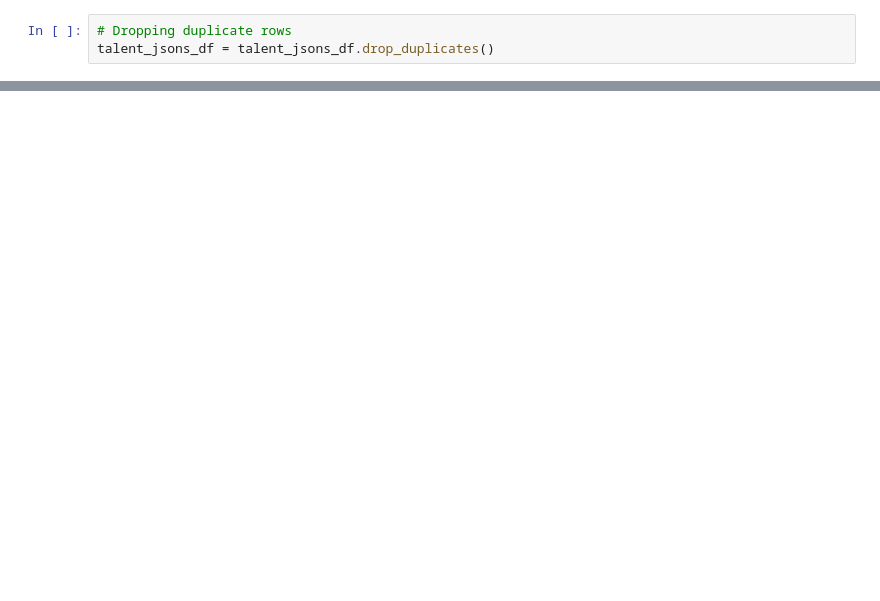
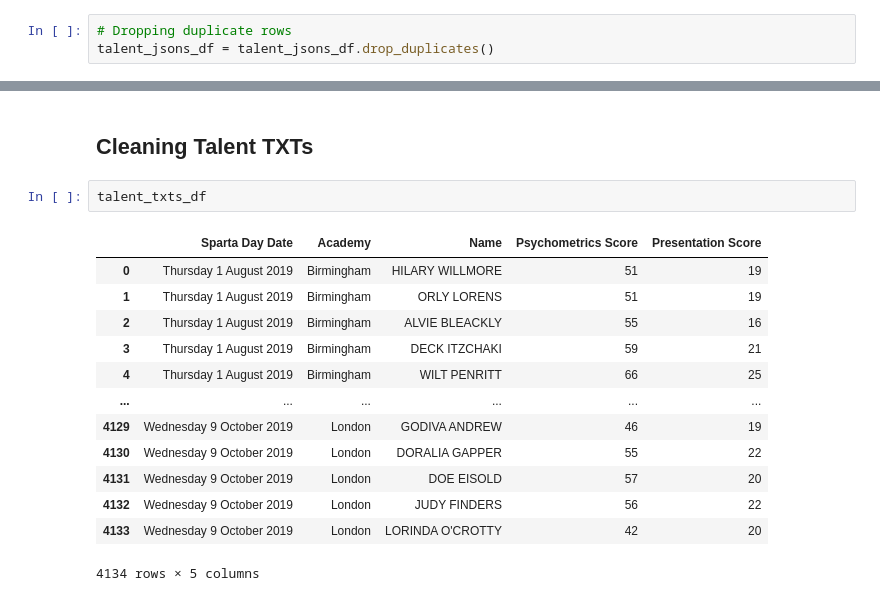
Before and after one commit to fyawil/etl_json_csv_txt_to_SQL_db, a Jupyter notebook: cleaning_dfs_exploration.ipynb, the cells around one changed output, grey strips where cells are left out. Cells and saved outputs as stored; diff of their text form; blank space fills up the shorter version.

```diff
--- a/cleaning_dfs_exploration.ipynb
+++ b/cleaning_dfs_exploration.ipynb
@@ -459,0 +659,18 @@ talent_jsons_df = talent_jsons_df.drop_duplicates()
+# %% [markdown]
+## Cleaning Talent TXTs
+# %%
+talent_txts_df
+# %% [output]
+|  | Sparta Day Date | Academy | Name | Psychometrics Score | Presentation Score |
+| 0 | Thursday 1 August 2019 | Birmingham | HILARY WILLMORE | 51 | 19 |
+| 1 | Thursday 1 August 2019 | Birmingham | ORLY LORENS | 51 | 19 |
+| 2 | Thursday 1 August 2019 | Birmingham | ALVIE BLEACKLY | 55 | 16 |
+| 3 | Thursday 1 August 2019 | Birmingham | DECK ITZCHAKI | 59 | 21 |
+| 4 | Thursday 1 August 2019 | Birmingham | WILT PENRITT | 66 | 25 |
+| ... | ... | ... | ... | ... | ... |
+| 4129 | Wednesday 9 October 2019 | London | GODIVA ANDREW | 46 | 19 |
+| 4130 | Wednesday 9 October 2019 | London | DORALIA GAPPER | 55 | 22 |
+| 4131 | Wednesday 9 October 2019 | London | DOE EISOLD | 57 | 20 |
+| 4132 | Wednesday 9 October 2019 | London | JUDY FINDERS | 56 | 22 |
+| 4133 | Wednesday 9 October 2019 | London | LORINDA O'CROTTY | 42 | 20 |
+4134 rows × 5 columns
```
Also changed, not shown: parts of 28 cells of this notebook, 1 other file.
